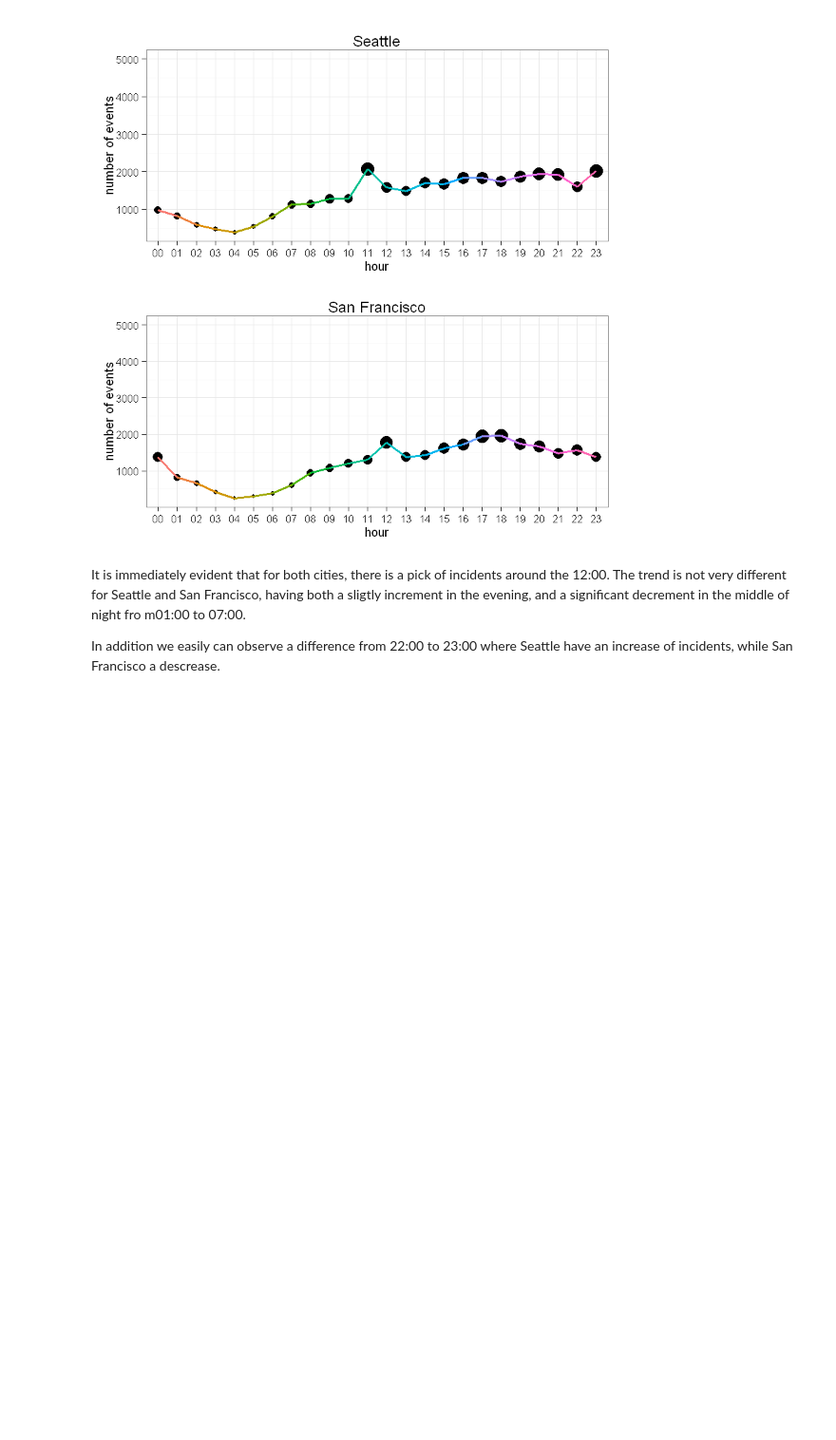
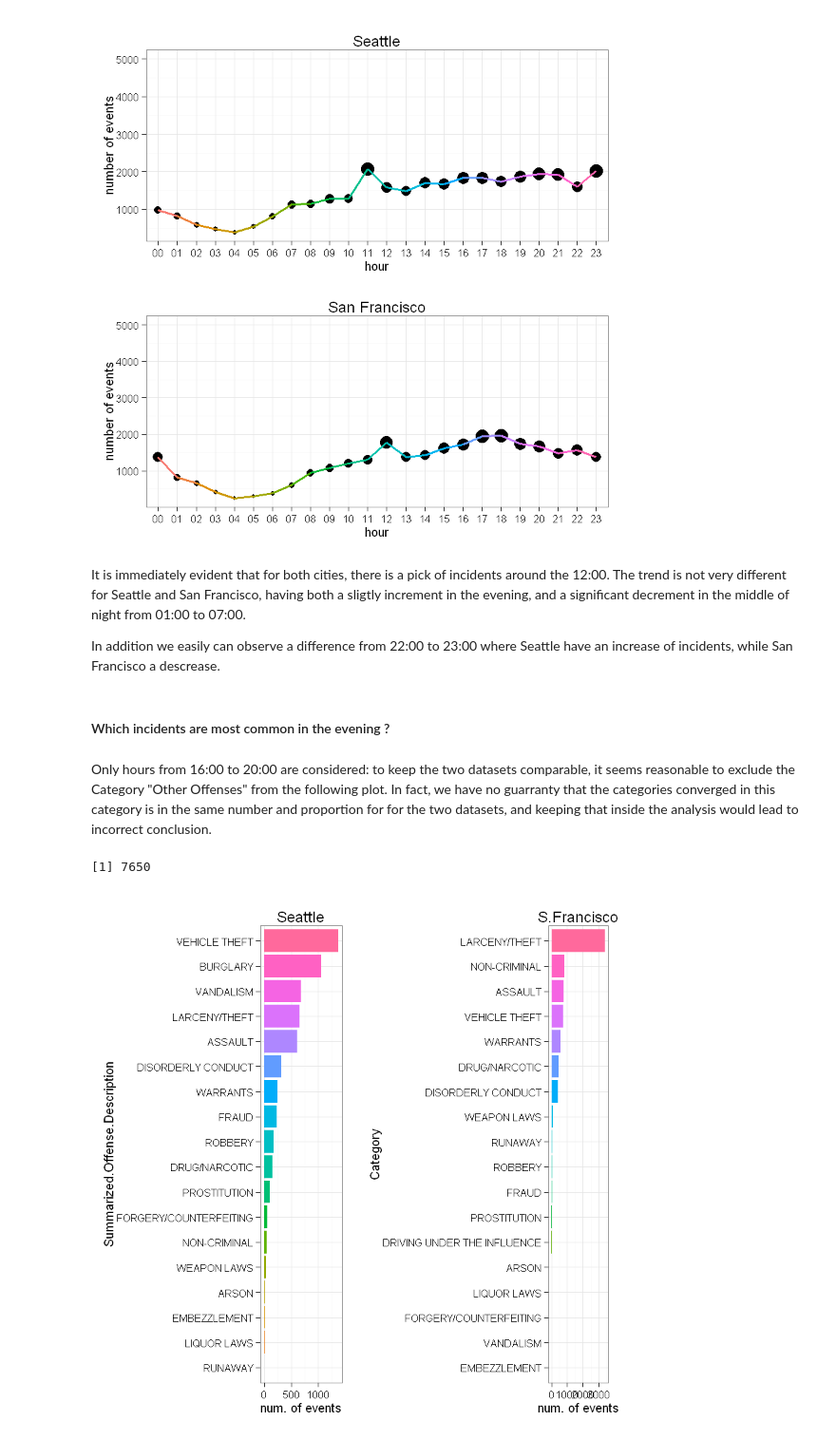
Before and after one commit to Gianfranco-Campana/datasci_course_materials, a Jupyter notebook: assignment6/VisualCrimeAnalysis.ipynb, the cells around one changed output. Shown at 95% size. Saved outputs shown, nothing was run; the diff lists cells and outputs as text; code cells hidden in the pictures; blank space fills up the shorter version.

Commit message:
Evening incidents plot

```diff
--- a/assignment6/VisualCrimeAnalysis.ipynb
+++ b/assignment6/VisualCrimeAnalysis.ipynb
@@ -305,6 +302,67 @@ p2 <- ggplot(sanTimeCount, aes(x = factor(Hour),
 # %% [output]
 [figure]
 # %% [markdown]
-It is immediately evident that for both cities, there is a pick of incidents around the 12:00. The trend is not very different for Seattle and San Francisco, having both a sligtly increment in the evening, and a significant decrement in the middle of night fro m01:00 to 07:00.
+It is immediately evident that for both cities, there is a pick of incidents around the 12:00. The trend is not very different for Seattle and San Francisco, having both a sligtly increment in the evening, and a significant decrement in the middle of night from 01:00 to 07:00.
 
 In addition we easily can observe a difference from 22:00 to 23:00 where Seattle have an increase of incidents, while San Francisco a descrease.
+# %% [markdown]
+#### Which incidents are most common in the evening ?
+# %% [markdown]
+Only hours from 16:00 to 20:00 are considered: to keep the two datasets comparable, it seems reasonable to exclude the Category "Other Offenses" from the following plot. In fact, we have no guarranty that the categories converged in this category is in the same number and proportion for for the two datasets, and keeping that inside the analysis would lead to incorrect conclusion.
+# %%
+evensea <- crisea[which(crisea$Hour %in% c("16","17", "18", "19", "20") & crisea$Summarized.Offense.Description != c("OTHER OFFENSES")),]
+evensan <- crisan[which(crisan$Hour %in% c("16","17", "18", "19", "20") & crisan$Category != "OTHER OFFENSES"),]
+#evensea <- crisea[crisea$Hour %in% c("16","17", "18", "19", "20"),]
+#evensan <- crisan[crisan$Hour %in% c("16","17", "18", "19", "20"),]
+
+
+evenseaCount= count(evensea, vars = c("Summarized.Offense.Description"))
+evensanCount= count(evensan, vars = c("Category"))
+
+#evenseaCount$freq <- factor(evenseaCount$freq)
+#evensanCount$freq <- factor(evensanCount$freq)
+evenseaCount$Summarized.Offense.Description <- reorder(evenseaCount$Summarized.Offense.Description, evenseaCount$freq)
+evensanCount$Category <- reorder(evensanCount$Category, evensanCount$freq)
+# %%
+nrow(evensan)
+# %% [output]
+[1] 7650
+# %%
+##### Which incidents are most common in the evening?
+
+# Reorder levels of factor to get a oreder barplot:
+
+library(ggplot2)
+p1 <- ggplot(evenseaCount, aes(x = Summarized.Offense.Description,
+                       y = freq,
+                       fill = Summarized.Offense.Description,
+                       size = 5,
+                       ymin = 1000,
+                       ymax = 5000)) +
+  geom_bar(stat="identity" ) +
+  labs(title = "Seattle") +
+  labs(y = "num. of events") +
+  labs(x = "Summarized.Offense.Description") +
+  theme_bw() +
+  theme(legend.position = "none")  +
+  coord_flip()
+
+
+# Reorder levels of factor to get a oreder barplot:
+p2 <- ggplot(evensanCount, aes(x = Category,
+                       y = freq,
+                       fill = Category,
+                       size = 5,
+                       ymin = 1000,
+                       ymax = 5000)) +
+  geom_bar(stat="identity" ) +
+  labs(title = "S.Francisco") +
+  labs(y = "num. of events") +
+  labs(x = "Category") +
+  theme_bw() +
+  theme(legend.position = "none")  +
+  coord_flip()
+
+  multiplot(p1,p2, cols=2)
+# %% [output]
+[figure, added]
```
Also changed, not shown: parts of 4 cells of this notebook.
